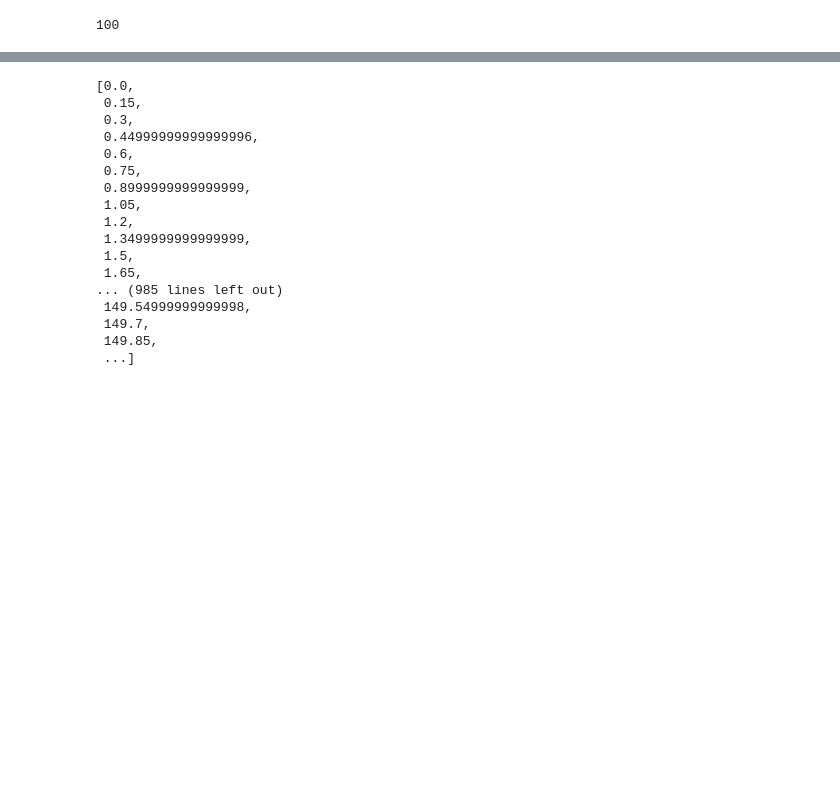
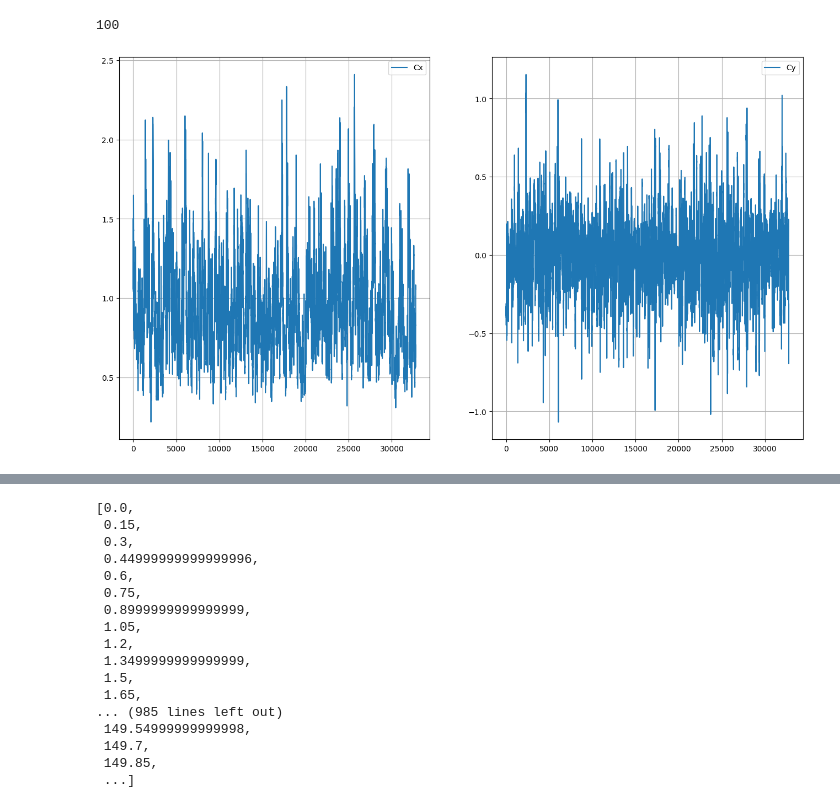
Before and after one commit to iliodium/data_base_sql, a Jupyter notebook: Untitled1.ipynb, the cells around one changed output, grey strips where cells are left out. Drawn from its saved outputs; the diff is of its cells as text; code cells hidden in the pictures; blank space fills up the shorter version.

```diff
--- a/Untitled1.ipynb
+++ b/Untitled1.ipynb
@@ -139,3 +141,14 @@ for coeff in pr_norm:
     sum_int_x.append((faces_x[0]-faces_x[1]))
     sum_int_y.append((faces_y[0]-faces_y[1]))
     #break
+# %%
+fig,graph = plt.subplots(1,2,figsize=(16,9))
+graph[0].plot(list(range(1,32769)),sum_int_x,label='Cx')
+graph[1].plot(list(range(1,32769)),sum_int_y,label='Cy')
+for i in range(2):
+    graph[i].legend()
+    graph[i].grid()
+
+plt.show()
+# %% [output]
+[figure, added]
```
Also changed, not shown: parts of 6 cells of this notebook, 2 other files.
